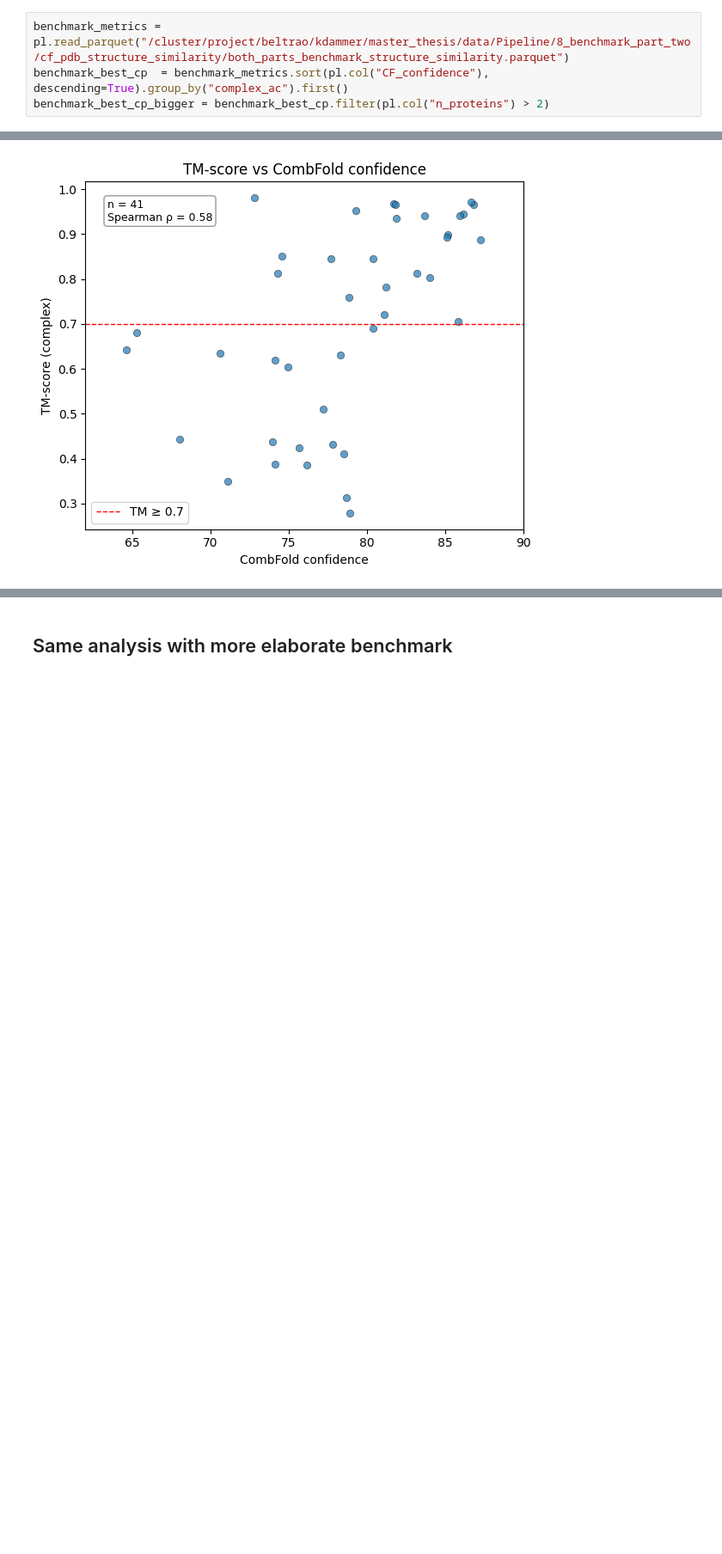
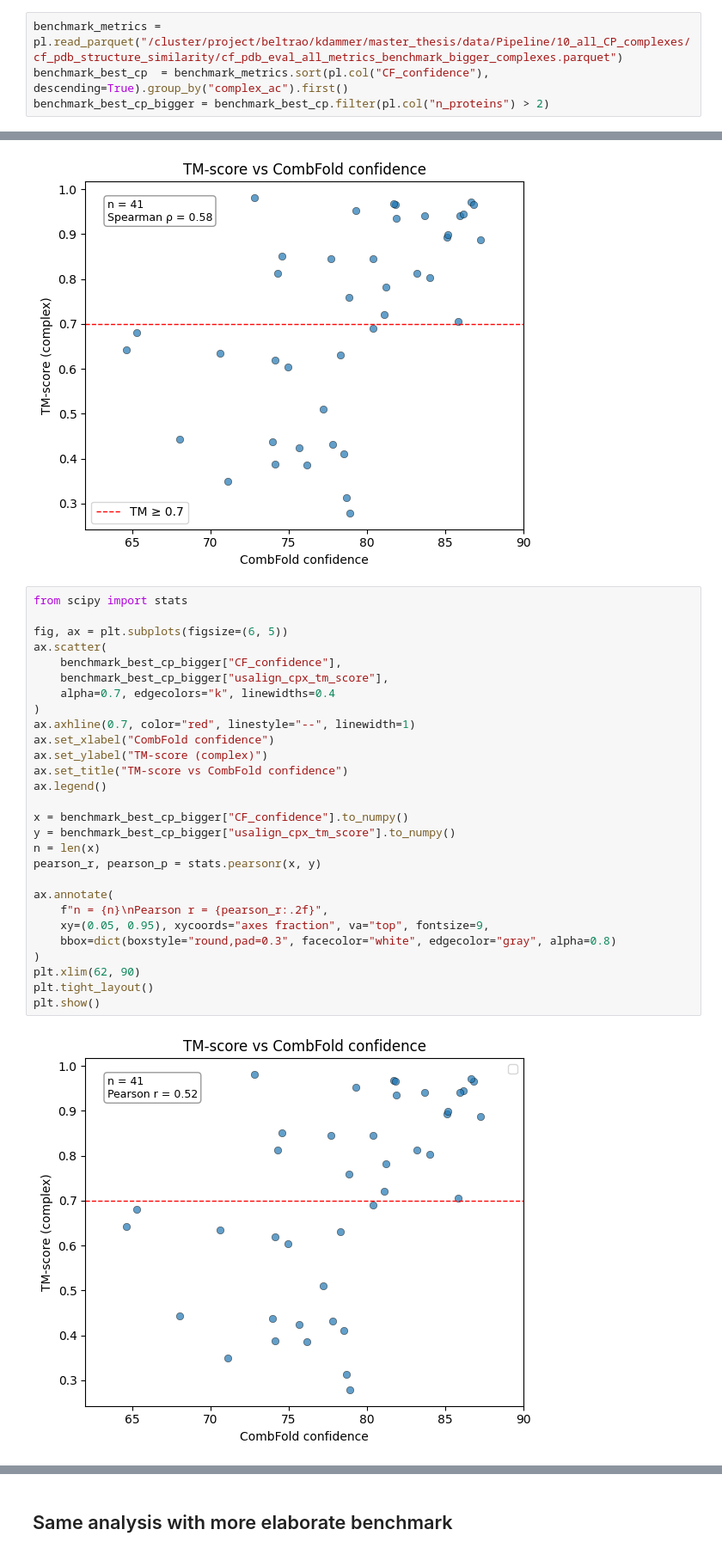
Before and after one commit to Kim-Dammer/master_thesis, a Jupyter notebook: notebooks/16_grant_number.ipynb, the cells around one changed output, grey strips where cells are left out. Shown at 86% size. Drawn from its saved outputs; the diff is of its cells as text; blank space fills up the shorter version.

Commit message:
Analysis for preliminary figure (which pairs were used to assemble the complex)

```diff
--- a/notebooks/16_grant_number.ipynb
+++ b/notebooks/16_grant_number.ipynb
@@ -7,4 +11,4 @@ from matplotlib.patches import Patch
 # %%
-benchmark_metrics = pl.read_parquet("/cluster/project/beltrao/kdammer/master_thesis/data/Pipeline/8_benchmark_part_two/cf_pdb_structure_similarity/both_parts_benchmark_structure_similarity.parquet")
+benchmark_metrics = pl.read_parquet("/cluster/project/beltrao/kdammer/master_thesis/data/Pipeline/10_all_CP_complexes/cf_pdb_structure_similarity/cf_pdb_eval_all_metrics_benchmark_bigger_complexes.parquet")
 benchmark_best_cp  = benchmark_metrics.sort(pl.col("CF_confidence"), descending=True).group_by("complex_ac").first()
 benchmark_best_cp_bigger = benchmark_best_cp.filter(pl.col("n_proteins") > 2)
@@ -39,3 +49,33 @@ plt.tight_layout()
 plt.show()
 # %% [output]
 [figure]
+# %%
+from scipy import stats
+
+fig, ax = plt.subplots(figsize=(6, 5))
+ax.scatter(
+    benchmark_best_cp_bigger["CF_confidence"],
+    benchmark_best_cp_bigger["usalign_cpx_tm_score"],
+    alpha=0.7, edgecolors="k", linewidths=0.4
+)
+ax.axhline(0.7, color="red", linestyle="--", linewidth=1)
+ax.set_xlabel("CombFold confidence")
+ax.set_ylabel("TM-score (complex)")
+ax.set_title("TM-score vs CombFold confidence")
+ax.legend()
+
+x = benchmark_best_cp_bigger["CF_confidence"].to_numpy()
+y = benchmark_best_cp_bigger["usalign_cpx_tm_score"].to_numpy()
+n = len(x)
+pearson_r, pearson_p = stats.pearsonr(x, y)
+
+ax.annotate(
+    f"n = {n}\nPearson r = {pearson_r:.2f}",
+    xy=(0.05, 0.95), xycoords="axes fraction", va="top", fontsize=9,
+    bbox=dict(boxstyle="round,pad=0.3", facecolor="white", edgecolor="gray", alpha=0.8)
+)
+plt.xlim(62, 90)
+plt.tight_layout()
+plt.show()
+# %% [output]
+[figure, added]
```
Also changed, not shown: parts of 20 cells of this notebook, 9 other files.
